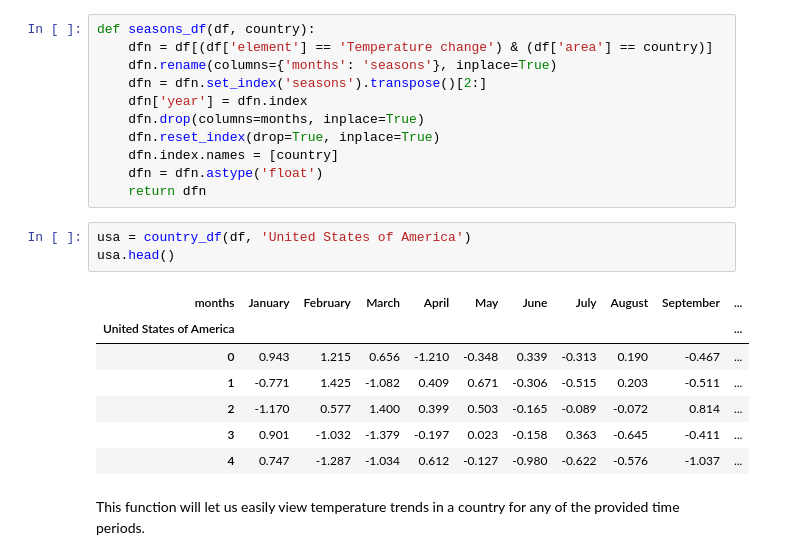
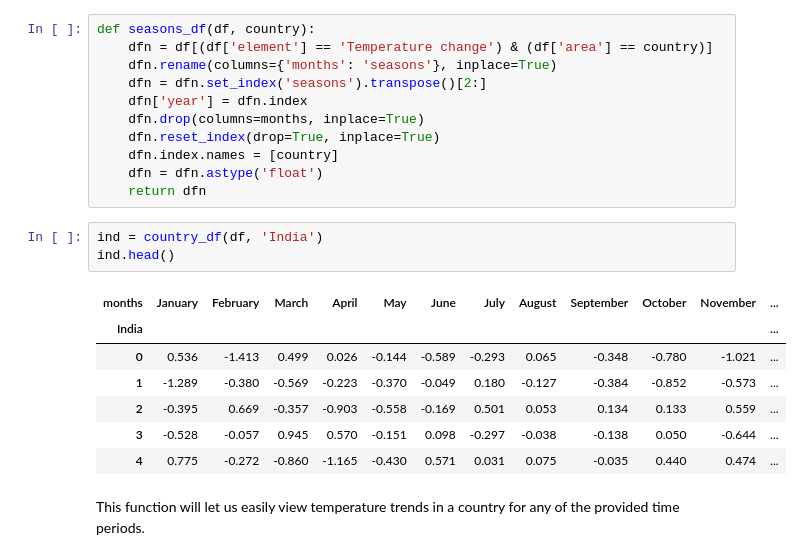
Before and after one commit to Prashant24759/climate-change, a Jupyter notebook: global-warming.ipynb, the cells around one changed output. Saved outputs shown, nothing was run; the diff lists cells and outputs as text.

```diff
--- a/global-warming.ipynb
+++ b/global-warming.ipynb
@@ -92,17 +92,17 @@ def seasons_df(df, country):
     dfn.index.names = [country]
     dfn = dfn.astype('float')
     return dfn
-# %%
-usa = country_df(df, 'United States of America')
-usa.head()
-# %% [output]
-| months | January | February | March | April | May | June | July | August | September | ... |
-| United States of America |  |  |  |  |  |  |  |  |  | ... |
-| 0 | 0.943 | 1.215 | 0.656 | -1.210 | -0.348 | 0.339 | -0.313 | 0.190 | -0.467 | ... |
-| 1 | -0.771 | 1.425 | -1.082 | 0.409 | 0.671 | -0.306 | -0.515 | 0.203 | -0.511 | ... |
-| 2 | -1.170 | 0.577 | 1.400 | 0.399 | 0.503 | -0.165 | -0.089 | -0.072 | 0.814 | ... |
-| 3 | 0.901 | -1.032 | -1.379 | -0.197 | 0.023 | -0.158 | 0.363 | -0.645 | -0.411 | ... |
-| 4 | 0.747 | -1.287 | -1.034 | 0.612 | -0.127 | -0.980 | -0.622 | -0.576 | -1.037 | ... |
+# %%
+ind = country_df(df, 'India')
+ind.head()
+# %% [output]
+| months | January | February | March | April | May | June | July | August | September | October | November | ... |
+| India |  |  |  |  |  |  |  |  |  |  |  | ... |
+| 0 | 0.536 | -1.413 | 0.499 | 0.026 | -0.144 | -0.589 | -0.293 | 0.065 | -0.348 | -0.780 | -1.021 | ... |
+| 1 | -1.289 | -0.380 | -0.569 | -0.223 | -0.370 | -0.049 | 0.180 | -0.127 | -0.384 | -0.852 | -0.573 | ... |
+| 2 | -0.395 | 0.669 | -0.357 | -0.903 | -0.558 | -0.169 | 0.501 | 0.053 | 0.134 | 0.133 | 0.559 | ... |
+| 3 | -0.528 | -0.057 | 0.945 | 0.570 | -0.151 | 0.098 | -0.297 | -0.038 | -0.138 | 0.050 | -0.644 | ... |
+| 4 | 0.775 | -0.272 | -0.860 | -1.165 | -0.430 | 0.571 | 0.031 | 0.075 | -0.035 | 0.440 | 0.474 | ... |
 # %% [markdown]
 This function will let us easily view temperature trends in a country for any of the provided time periods.
 # %%
```
Also changed, not shown: parts of 1 cell of this notebook, 3 other files.
